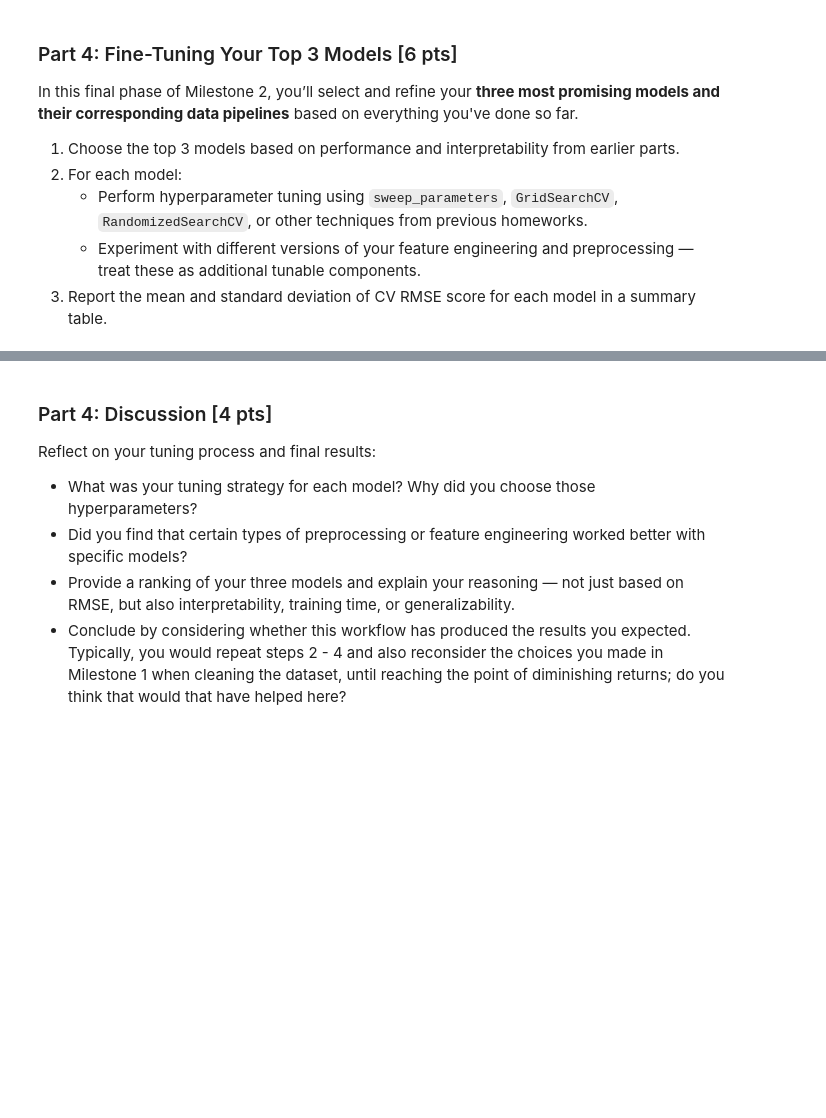
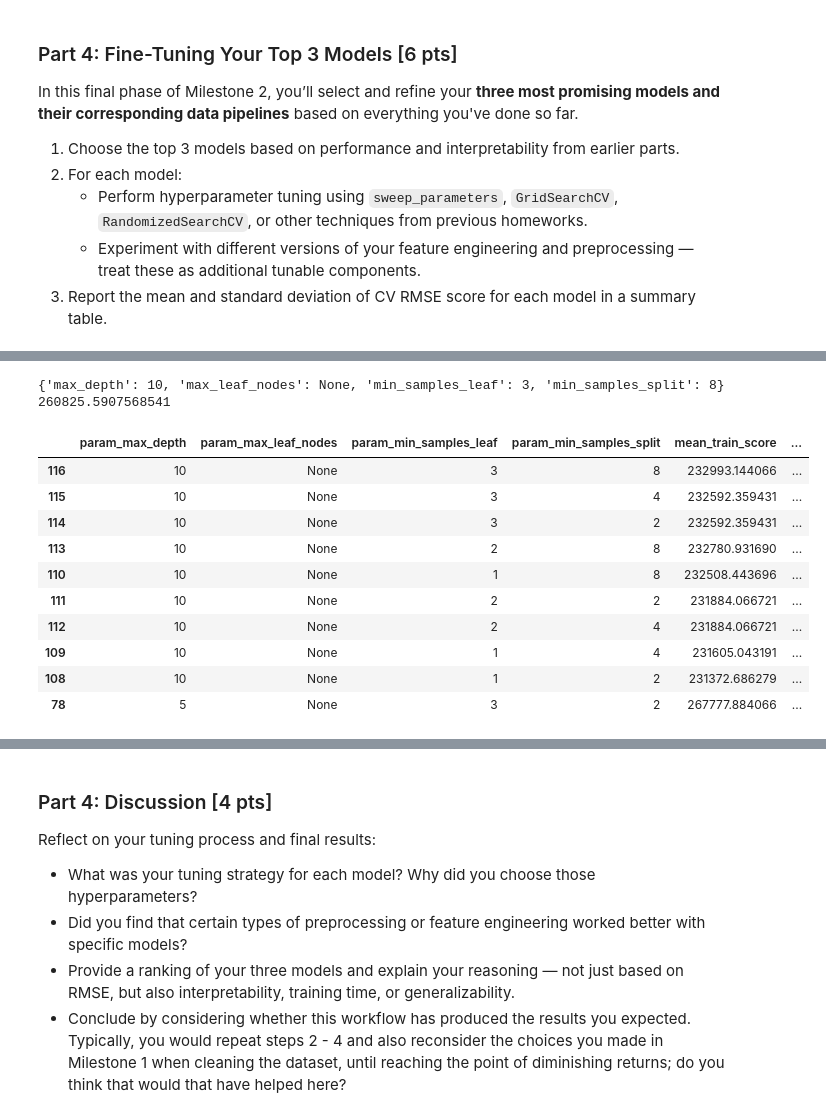
Before and after one commit to jtvon/Module-3-Assignments, a Jupyter notebook: Milestone_02.ipynb, the cells around one changed output, grey strips where cells are left out. Saved outputs shown, nothing was run; the diff lists cells and outputs as text; code cells hidden in the pictures; blank space fills up the shorter version.

```diff
--- a/Milestone_02.ipynb
+++ b/Milestone_02.ipynb
@@ -403,0 +1187,22 @@ In this final phase of Milestone 2, you’ll select and refine your **three most
+# %%
+# Add as many code cells as you need
+# Decision Tree: GridSearchCV part 1, do not run otherwise might take long time.  Should have final tunings in next cell
+
+param_grid = {
+    'max_depth': [None,3,5,10],
+    'min_samples_split' : [2,4,8],
+    'min_samples_leaf' : [1,2,3],
+    #'max_features':
+    'max_leaf_nodes' : [None, 5, 10, 20]
+}
+
+grid_search = GridSearchCV(
+    estimator = DecisionTreeRegressor(random_state=random_state),
+    param_grid=param_grid,
+    scoring='neg_root_mean_squared_error',
+    cv = RepeatedKFold(n_splits=5, n_repeats=3, random_state=random_state),
+    n_jobs = -1,
+    return_train_score = True
+)
+
+grid_search.fit(X_train_scaled, y_train)
@@ -403,0 +1217,31 @@ In this final phase of Milestone 2, you’ll select and refine your **three most
+# %%
+print(grid_search.best_params_, -grid_search.best_score_) #{'max_depth': 10, 'max_leaf_nodes': None, 'min_samples_leaf': 3, 'min_samples_split': 8} 260825.5907568541
+
+# dataframe of the grid search: for viewing other top sets of features
+results_search = pd.DataFrame(grid_search.cv_results_)
+results_search = pd.DataFrame(grid_search.cv_results_)
+results_search = results_search[[
+       'param_max_depth', 'param_max_leaf_nodes', 'param_min_samples_leaf','param_min_samples_split',
+       'mean_train_score', 'std_train_score',
+       'mean_test_score','std_test_score', 'rank_test_score'
+       ]]
+results_search['mean_test_score'] = -results_search['mean_test_score']
+results_search['mean_train_score'] = -results_search['mean_train_score']
+
+results_search = results_search.sort_values(by='rank_test_score')
+results_search = results_search.rename(columns = {'mean_test_score': 'RMSE Mean'})
+results_search = results_search.rename(columns = {'std_test_score': 'RMSE STD'})
+results_search.head(10)
+# %% [output]
+{'max_depth': 10, 'max_leaf_nodes': None, 'min_samples_leaf': 3, 'min_samples_split': 8} 260825.5907568541
+|  | param_max_depth | param_max_leaf_nodes | param_min_samples_leaf | param_min_samples_split | mean_train_score | ... |
+| 116 | 10 | None | 3 | 8 | 232993.144066 | ... |
+| 115 | 10 | None | 3 | 4 | 232592.359431 | ... |
+| 114 | 10 | None | 3 | 2 | 232592.359431 | ... |
+| 113 | 10 | None | 2 | 8 | 232780.931690 | ... |
+| 110 | 10 | None | 1 | 8 | 232508.443696 | ... |
+| 111 | 10 | None | 2 | 2 | 231884.066721 | ... |
+| 112 | 10 | None | 2 | 4 | 231884.066721 | ... |
+| 109 | 10 | None | 1 | 4 | 231605.043191 | ... |
+| 108 | 10 | None | 1 | 2 | 231372.686279 | ... |
+| 78 | 5 | None | 3 | 2 | 267777.884066 | ... |
```
Also changed, not shown: parts of 86 cells of this notebook, 1 other file.
